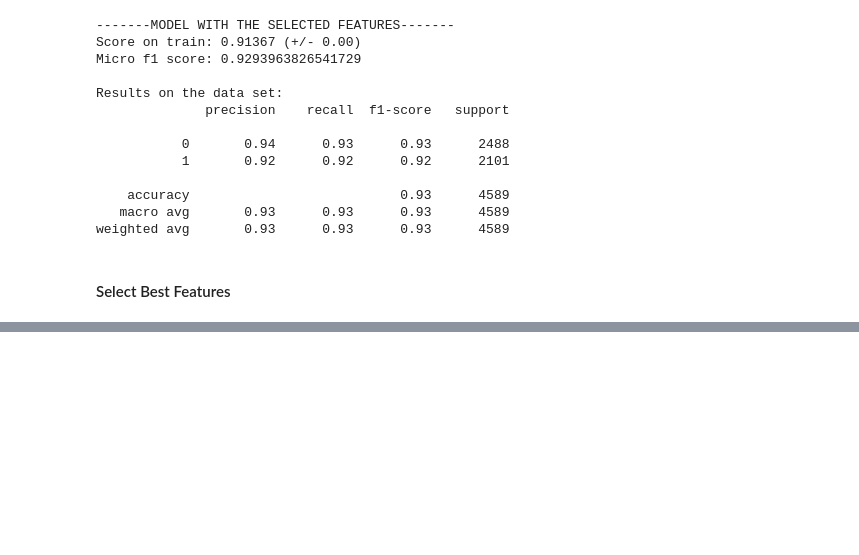
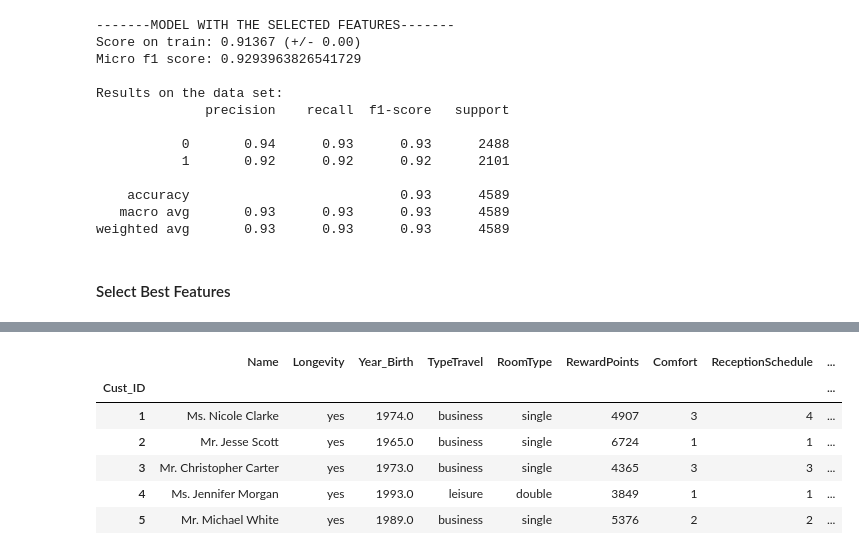
Before and after one commit to vascopombo/DSProject, a Jupyter notebook: P2/Project_2.ipynb, the cells around one changed output, grey strips where cells are left out. Saved outputs shown, nothing was run; the diff lists cells and outputs as text; code cells hidden in the pictures; blank space fills up the shorter version.

```diff
--- a/P2/Project_2.ipynb
+++ b/P2/Project_2.ipynb
@@ -1155,0 +1167,10 @@ Staff                              0.0            0.0            3.0 -0.061333
+# %%
+X.head()
+# %% [output]
+|  | Name | Longevity | Year_Birth | TypeTravel | RoomType | RewardPoints | Comfort | ReceptionSchedule | ... |
+| Cust_ID |  |  |  |  |  |  |  |  | ... |
+| 1 | Ms. Nicole Clarke | yes | 1974.0 | business | single | 4907 | 3 | 4 | ... |
+| 2 | Mr. Jesse Scott | yes | 1965.0 | business | single | 6724 | 1 | 1 | ... |
+| 3 | Mr. Christopher Carter | yes | 1973.0 | business | single | 4365 | 3 | 3 | ... |
+| 4 | Ms. Jennifer Morgan | yes | 1993.0 | leisure | double | 3849 | 1 | 1 | ... |
+| 5 | Mr. Michael White | yes | 1989.0 | business | single | 5376 | 2 | 2 | ... |
```
Also changed, not shown: parts of 3 cells of this notebook, 2 other files.
